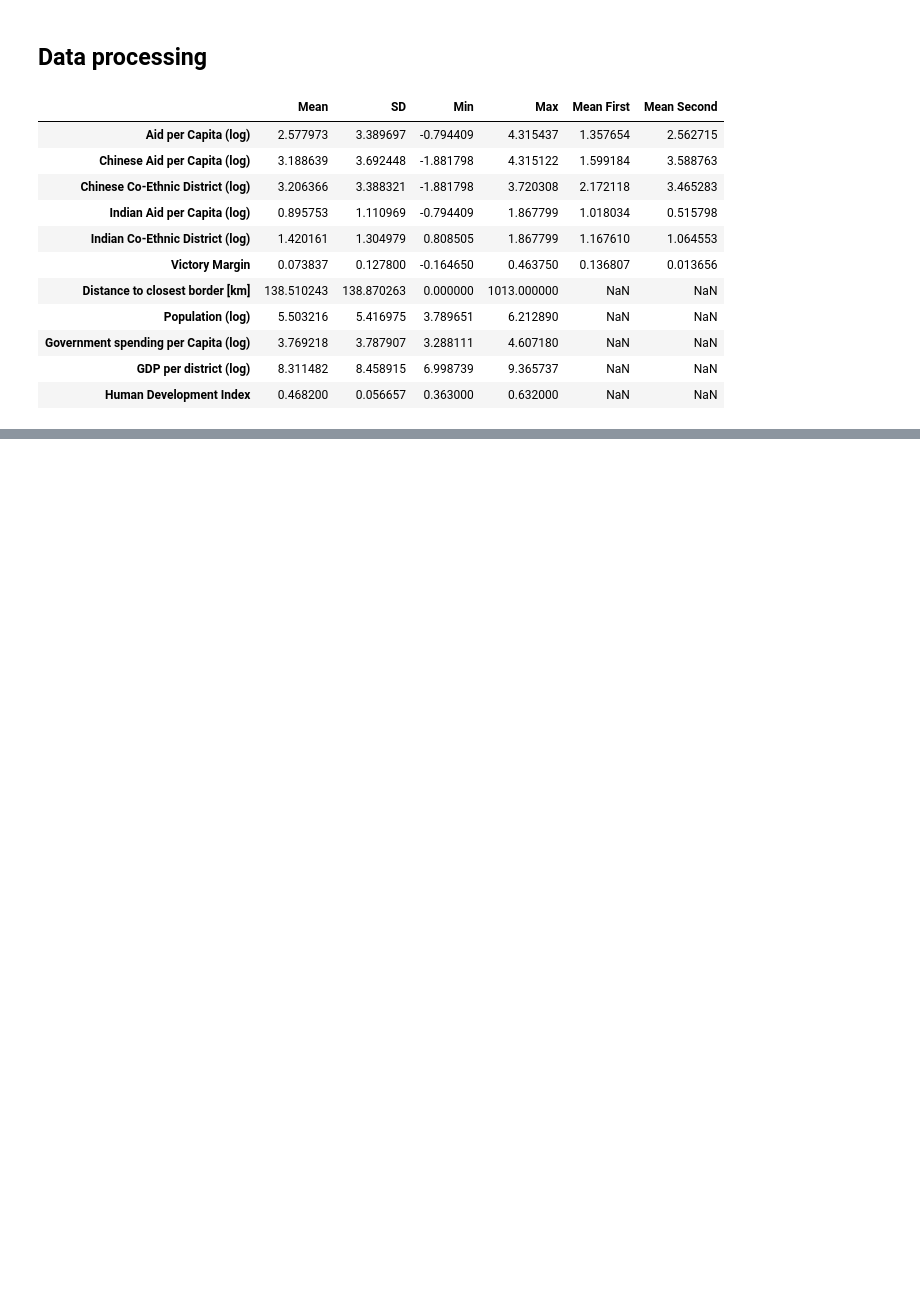
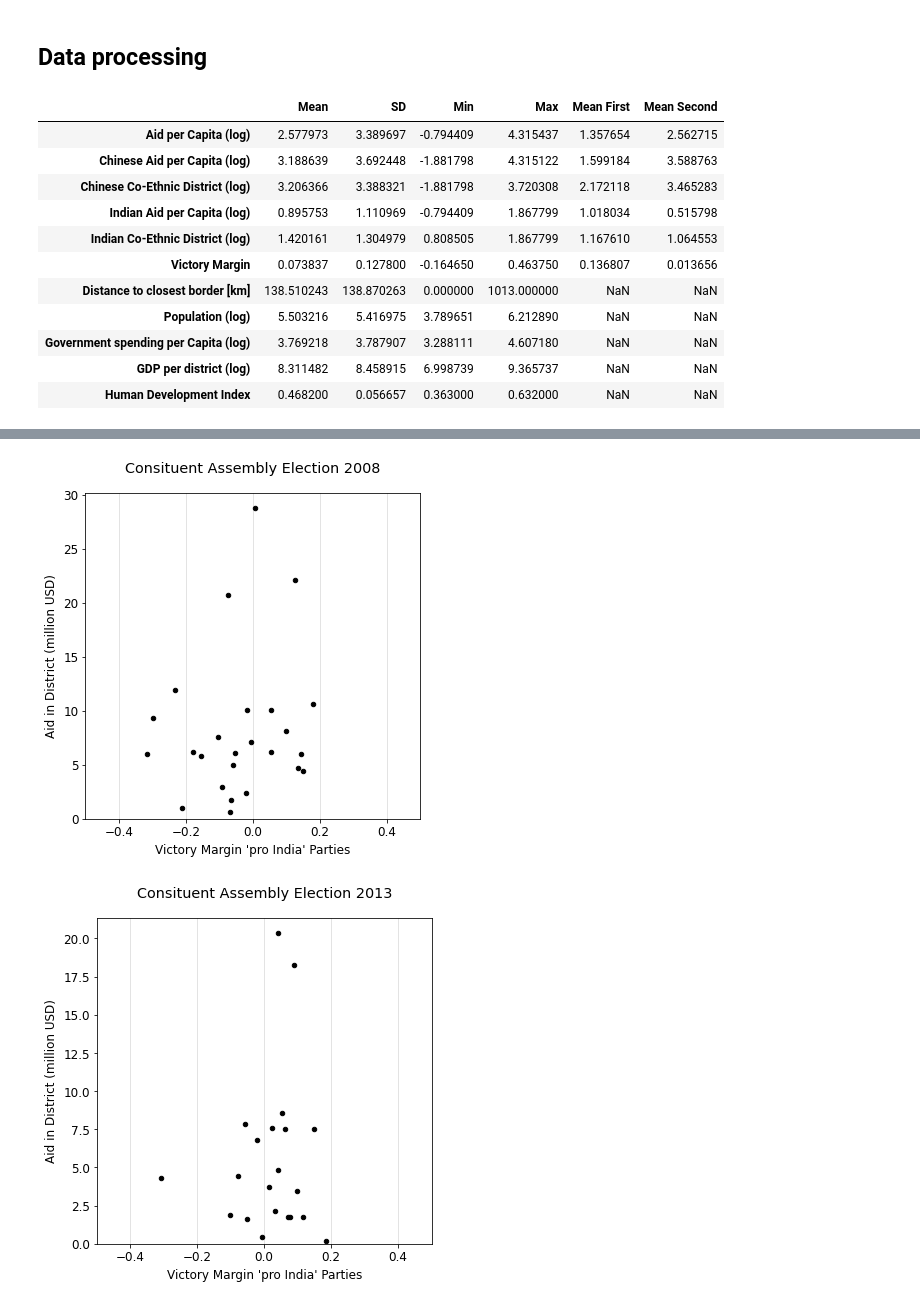
Before and after one commit to bidu19/nepal_aid_projects, a Jupyter notebook: aid_projects.ipynb, the cells around one changed output, grey strips where cells are left out. Cells and saved outputs as stored; diff of their text form; code cells hidden in the pictures; blank space fills up the shorter version.

```diff
--- a/aid_projects.ipynb
+++ b/aid_projects.ipynb
@@ -200,0 +187,64 @@ scatter_plot(win_first, aid_first[aid_first[c_country] == v_india])
+# %%
+def scatter_plot_2(x, y, x2, y2, file_name='test', title="Title", x_label="x-axis", y_label="y-axis", x_start=None, x_end=None, y_start=None, y_end=None, first_label="First", second_label="Second",):
+    fig, ax = plt.subplots()
+    fig.set_size_inches(6, 6)
+
+    ax.set_axisbelow(True)
+
+    ax.grid(axis='x', color='#ddd')
+    ax.scatter(x, y, s=20, c='green')
+    ax.scatter(x2, y2, s=20, c='red')
+    ax.set_xbound(x_start, x_end)
+    ax.set_ybound(y_start, y_end)
+    ax.set_title(title, pad=20)
+    ax.set_xlabel(x_label, labelpad=5)
+    ax.set_ylabel(y_label, labelpad=5)
+
+    ax.legend([first_label, second_label], loc=2)
+
+    fig.savefig(f"images/{file_name}.jpg", dpi=200, format='jpg')
+# %%
+# Aid and Victory margin
+
+def get_axis(margin, amount):
+    margin = get_distr_mean(margin, c_cum_vic).dropna()
+    amount = get_distr_sum(amount, c_amount)
+    joined = margin.join(amount).dropna()
+    x = joined[c_cum_vic].to_numpy()
+    y = joined[c_amount].to_numpy() / 1e6
+    return x, y
+
+
+# India First
+x, y = get_axis(win_first, aid_first[aid_first[c_country] == v_india])
+filter = y > 0.1
+x = -x[filter]
+y = y[filter]
+scatter_plot(x, y, 'victory_margin_india_2008', title="Consituent Assembly Election 2008", x_label='Victory Margin \'pro India\' Parties', y_label="Aid in District (million USD)", x_start=-0.5, x_end=0.5, y_start=0)
+
+# India Second
+x, y = get_axis(win_second, aid_second[aid_second[c_country] == v_india])
+filter = y > 0.1
+x = -x[filter]
+y = y[filter]
+scatter_plot(x, y, 'victory_margin_india_2013', title="Consituent Assembly Election 2013", x_label='Victory Margin \'pro India\' Parties', y_label="Aid in District (million USD)", x_start=-0.5, x_end=0.5, y_start=0)
+
+# India First
+x, y = get_axis(win_first, aid_first[aid_first[c_country] == v_china])
+y = y
+scatter_plot(x, y, 'victory_margin_china_2008', title="Consituent Assembly Election 2008", x_label='Victory Margin \'pro China\' Parties', y_label="Aid in District (million USD)", x_start=-0.5, x_end=0.5, y_start=0, y_end=220 )
+
+# India Second
+x, y = get_axis(win_second, aid_second[aid_second[c_country] == v_china])
+y = y
+scatter_plot(x, y, 'victory_margin_china_2013', title="Consituent Assembly Election 2013", x_label='Victory Margin \'pro China\' Parties', y_label="Aid in District (million USD)", x_start=-0.5, x_end=0.5, y_start=0, y_end=220)
+
+
+x1, y1 = get_axis(win, aid[aid[c_country] == v_china])
+filter1 = y1 > 0.1
+x2, y2 = get_axis(win, aid[aid[c_country] == v_india])
+filter2 = y2 > 0.1
+scatter_plot_2(x2[filter2], y2[filter2], x1[filter1], y1[filter1], first_label='India', second_label='China', 'victory_margin_combined', title="Consituent Assembly Election 2013", x_label='Victory Margin \'pro China\' Parties', y_label="Aid in District (million USD)", x_start=-0.5, x_end=0.5, y_start=0, y_end=220)
+# %% [output]
+[figure, added]
+[figure, added]
```
Also changed, not shown: parts of 3 cells of this notebook.
